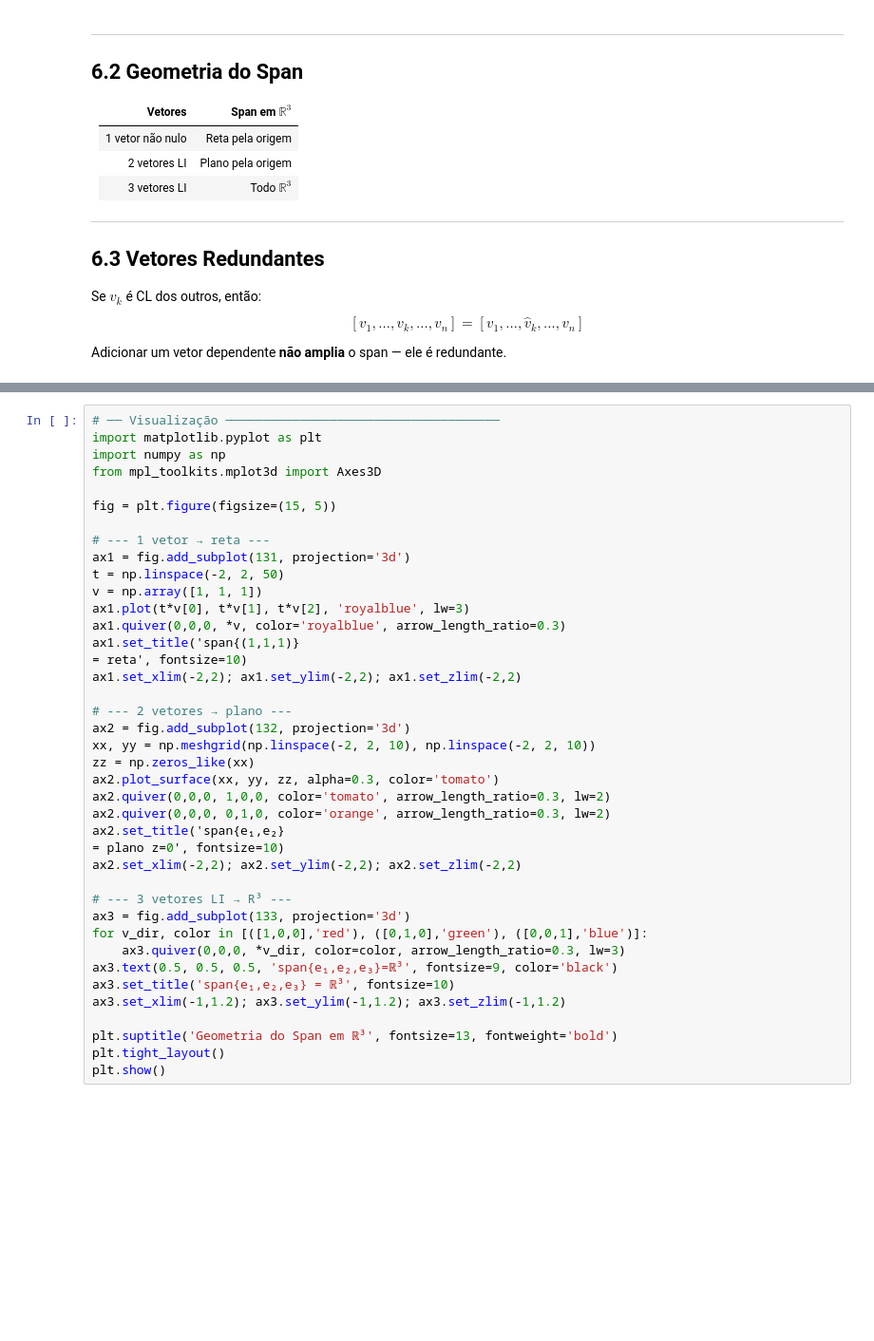
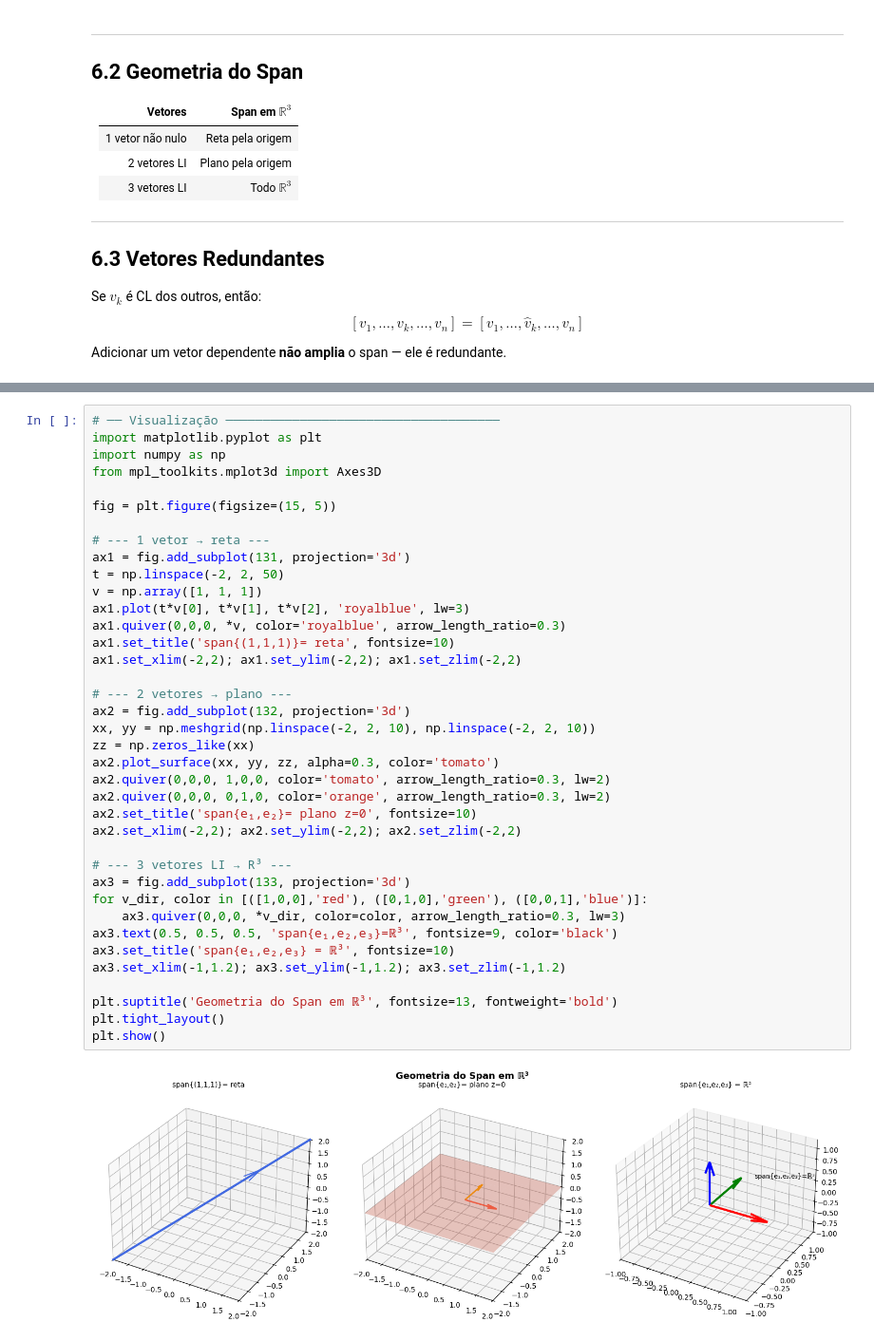
Before and after one commit to HenzoLira/algebraLinearUEPB, a Jupyter notebook: notebooks/06_span.ipynb, the cells around one changed output, grey strips where cells are left out. Shown at 95% size. Cells and saved outputs as stored; diff of their text form; blank space fills up the shorter version.

```diff
--- a/notebooks/06_span.ipynb
+++ b/notebooks/06_span.ipynb
@@ -79,34 +94,34 @@ from mpl_toolkits.mplot3d import Axes3D
 fig = plt.figure(figsize=(15, 5))
 
 # --- 1 vetor → reta ---
 ax1 = fig.add_subplot(131, projection='3d')
 t = np.linspace(-2, 2, 50)
 v = np.array([1, 1, 1])
 ax1.plot(t*v[0], t*v[1], t*v[2], 'royalblue', lw=3)
 ax1.quiver(0,0,0, *v, color='royalblue', arrow_length_ratio=0.3)
-ax1.set_title('span{(1,1,1)}
-= reta', fontsize=10)
+ax1.set_title('span{(1,1,1)}= reta', fontsize=10)
 ax1.set_xlim(-2,2); ax1.set_ylim(-2,2); ax1.set_zlim(-2,2)
 
 # --- 2 vetores → plano ---
 ax2 = fig.add_subplot(132, projection='3d')
 xx, yy = np.meshgrid(np.linspace(-2, 2, 10), np.linspace(-2, 2, 10))
 zz = np.zeros_like(xx)
 ax2.plot_surface(xx, yy, zz, alpha=0.3, color='tomato')
 ax2.quiver(0,0,0, 1,0,0, color='tomato', arrow_length_ratio=0.3, lw=2)
 ax2.quiver(0,0,0, 0,1,0, color='orange', arrow_length_ratio=0.3, lw=2)
-ax2.set_title('span{e₁,e₂}
-= plano z=0', fontsize=10)
+ax2.set_title('span{e₁,e₂}= plano z=0', fontsize=10)
 ax2.set_xlim(-2,2); ax2.set_ylim(-2,2); ax2.set_zlim(-2,2)
 
 # --- 3 vetores LI → R³ ---
 ax3 = fig.add_subplot(133, projection='3d')
 for v_dir, color in [([1,0,0],'red'), ([0,1,0],'green'), ([0,0,1],'blue')]:
     ax3.quiver(0,0,0, *v_dir, color=color, arrow_length_ratio=0.3, lw=3)
 ax3.text(0.5, 0.5, 0.5, 'span{e₁,e₂,e₃}=ℝ³', fontsize=9, color='black')
 ax3.set_title('span{e₁,e₂,e₃} = ℝ³', fontsize=10)
 ax3.set_xlim(-1,1.2); ax3.set_ylim(-1,1.2); ax3.set_zlim(-1,1.2)
 
 plt.suptitle('Geometria do Span em ℝ³', fontsize=13, fontweight='bold')
 plt.tight_layout()
 plt.show()
+# %% [output]
+[figure, added]
```
Also changed, not shown: parts of 2 cells of this notebook, 8 other files.
